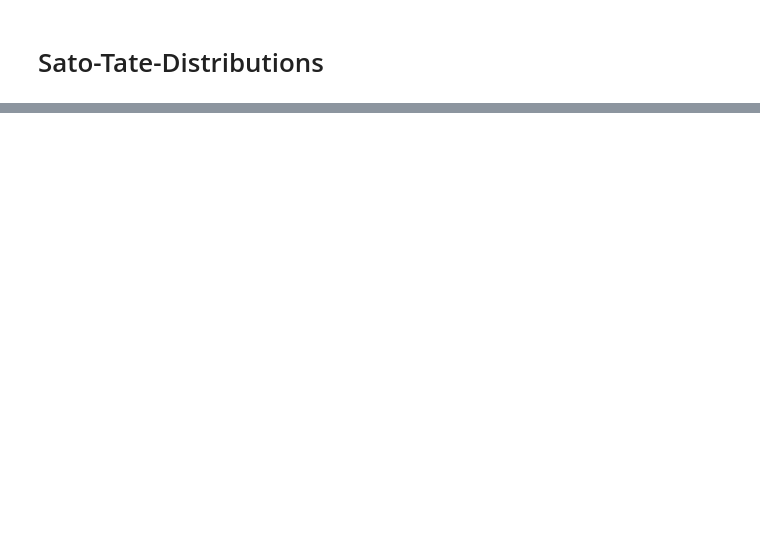
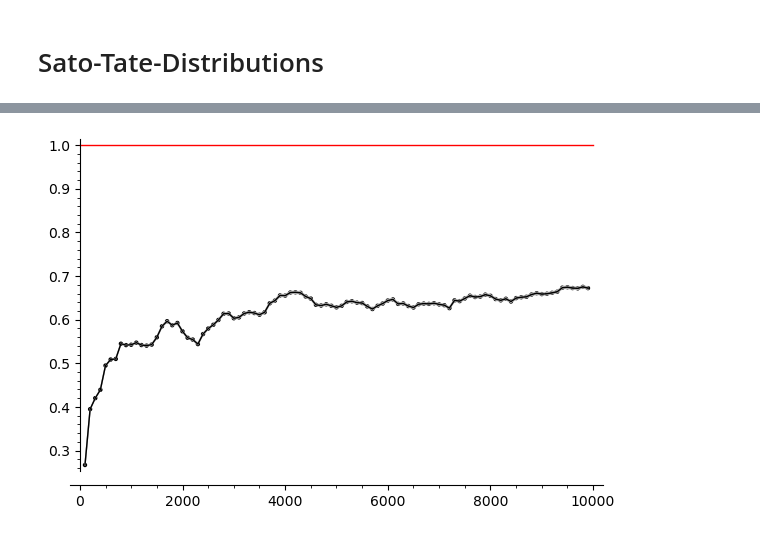
Before and after one commit to JosuaKugler/sato-tate-distributions, a Jupyter notebook: sage_st_distribution.ipynb, the cells around one changed output, grey strips where cells are left out. Cells and saved outputs as stored; diff of their text form; code cells hidden in the pictures; blank space fills up the shorter version.

```diff
--- a/sage_st_distribution.ipynb
+++ b/sage_st_distribution.ipynb
@@ -37,0 +213,4 @@ sato_tate_histogram(E, 1e7, 100)
+# %%
+S5.plot_theta_interval(10000,plot_points=100)
+# %% [output]
+[figure, added]
```
Also changed, not shown: parts of 9 cells of this notebook, 1 other file.
